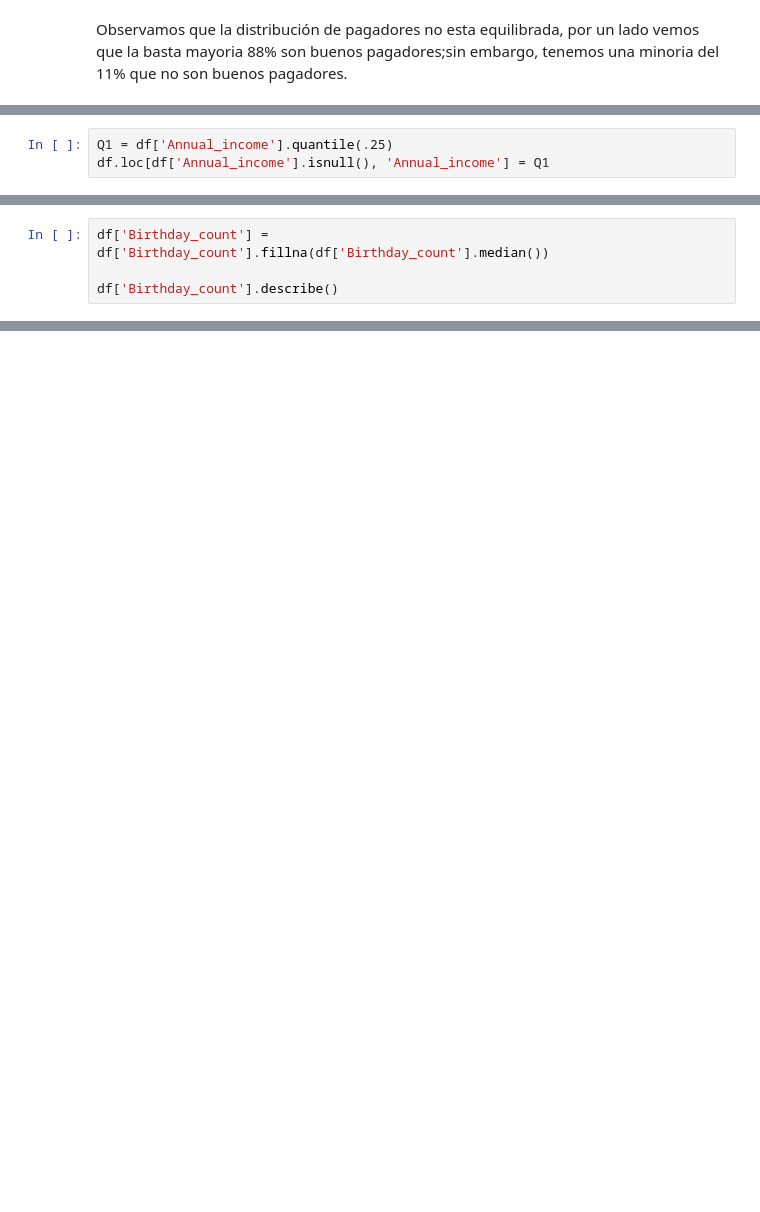
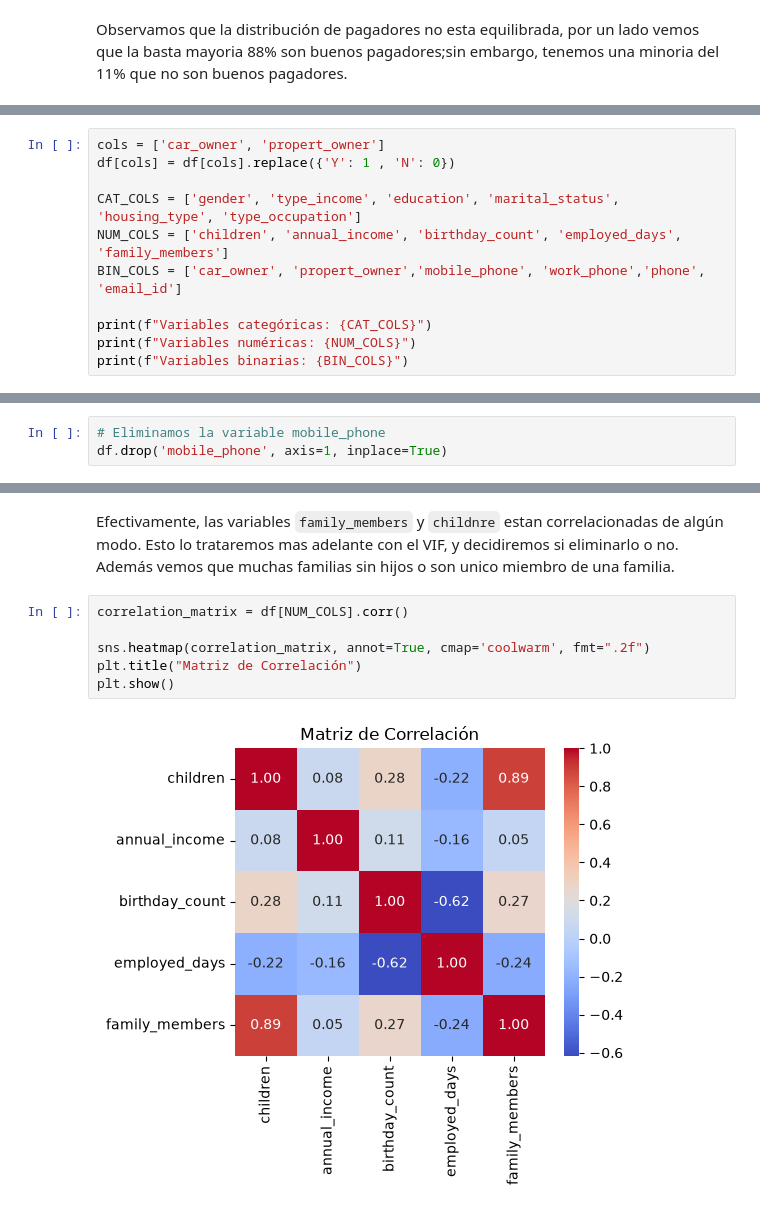
Before and after one commit to antonio-xrp/riesgo_credito, a Jupyter notebook: notebooks/riesgo_credito.ipynb, the cells around one changed output, grey strips where cells are left out. Drawn from its saved outputs; the diff is of its cells as text; blank space fills up the shorter version.

```diff
--- a/notebooks/riesgo_credito.ipynb
+++ b/notebooks/riesgo_credito.ipynb
@@ -253,3 +222,0 @@ Name: Annual_income, dtype: float64
-# %%
-Q1 = df['Annual_income'].quantile(.25)
-df.loc[df['Annual_income'].isnull(), 'Annual_income'] = Q1
@@ -278,4 +222,0 @@ df_empleados[["Birthday_count", "Employed_days"]].corr()
-# %%
-df['Birthday_count'] = df['Birthday_count'].fillna(df['Birthday_count'].median())
-
-df['Birthday_count'].describe()
@@ -291,0 +263,11 @@ Name: Birthday_count, dtype: float64
+# %%
+cols = ['car_owner', 'propert_owner']
+df[cols] = df[cols].replace({'Y': 1 , 'N': 0})
+
+CAT_COLS = ['gender', 'type_income', 'education', 'marital_status', 'housing_type', 'type_occupation']
+NUM_COLS = ['children', 'annual_income', 'birthday_count', 'employed_days', 'family_members']
+BIN_COLS = ['car_owner', 'propert_owner','mobile_phone', 'work_phone','phone', 'email_id']
+
+print(f"Variables categóricas: {CAT_COLS}")
+print(f"Variables numéricas: {NUM_COLS}")
+print(f"Variables binarias: {BIN_COLS}")
@@ -291,0 +290,3 @@ Name: Birthday_count, dtype: float64
+# %%
+# Eliminamos la variable mobile_phone
+df.drop('mobile_phone', axis=1, inplace=True)
@@ -291,0 +343,10 @@ Name: Birthday_count, dtype: float64
+# %% [markdown]
+Efectivamente, las variables `family_members` y `childnre` estan correlacionadas de algún modo. Esto lo trataremos mas adelante con el VIF, y decidiremos si eliminarlo o no. Además vemos que muchas familias sin hijos o son unico miembro de una familia.
+# %%
+correlation_matrix = df[NUM_COLS].corr()
+
+sns.heatmap(correlation_matrix, annot=True, cmap='coolwarm', fmt=".2f")
+plt.title("Matriz de Correlación")
+plt.show()
+# %% [output]
+[figure, added]
```
Also changed, not shown: parts of 171 cells of this notebook.
